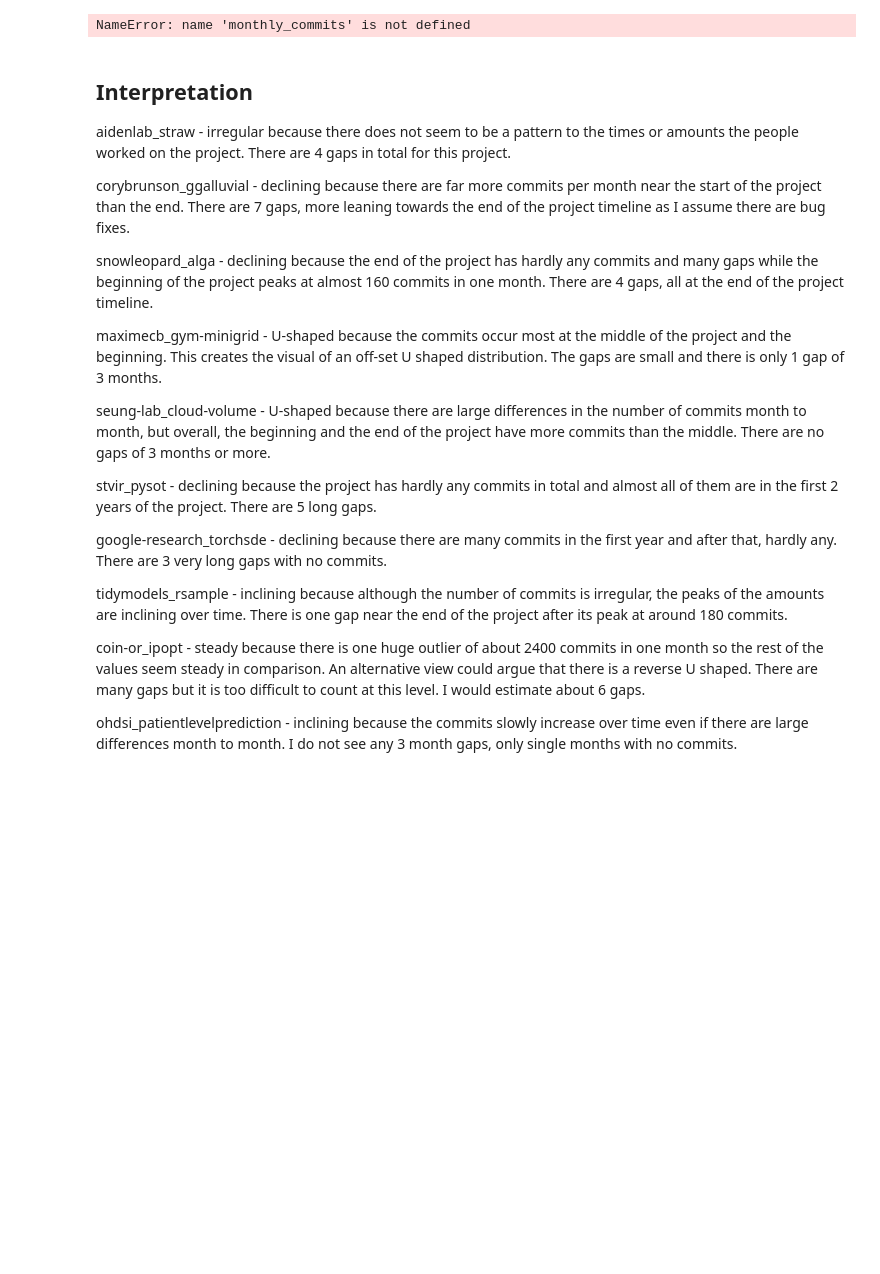
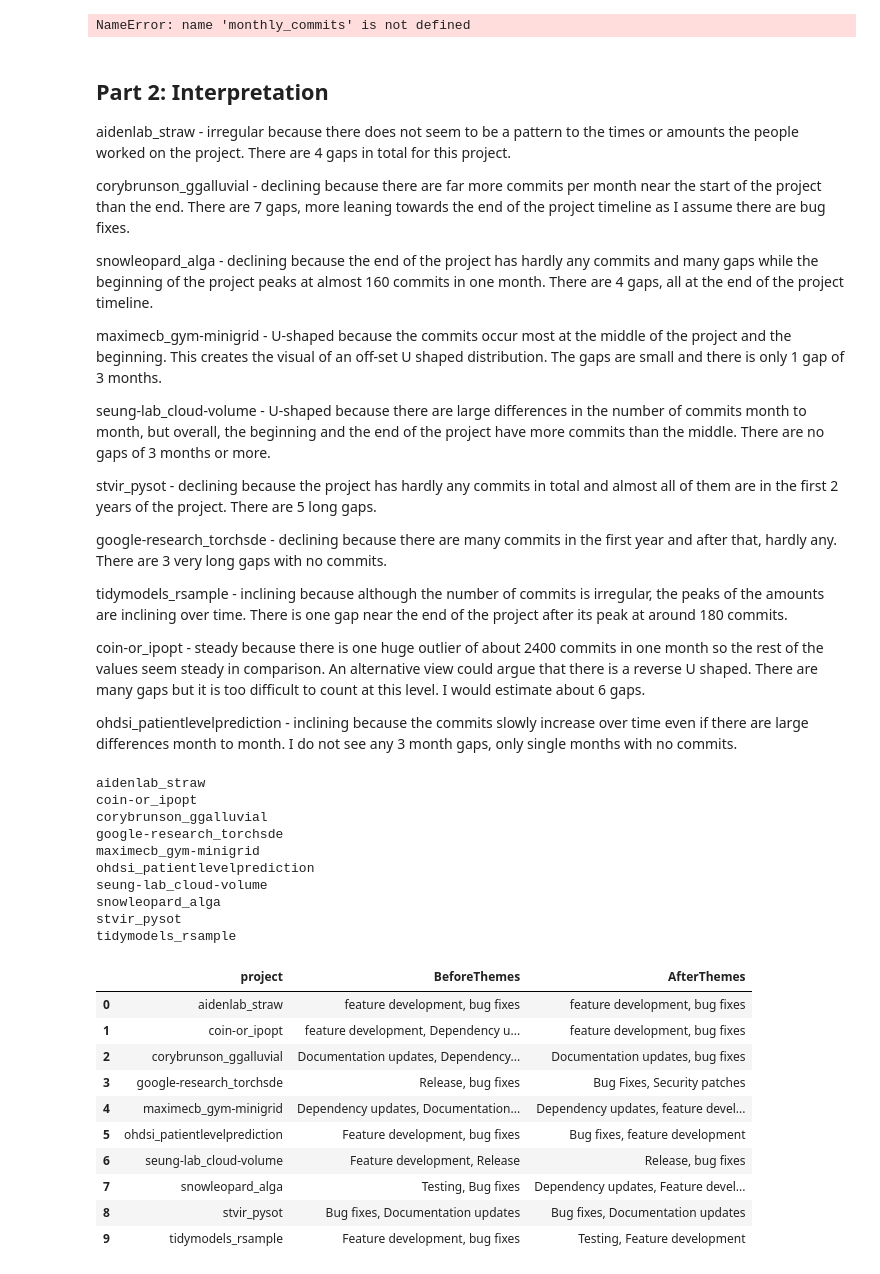
Before and after one commit to emconstantin/MiniProject2, a Jupyter notebook: econstan.ipynb, the cells around one changed output. Drawn from its saved outputs; the diff is of its cells as text; code cells hidden in the pictures; blank space fills up the shorter version.

Commit message:
part 3.1

```diff
--- a/econstan.ipynb
+++ b/econstan.ipynb
@@ -575,7 +575,7 @@ stats
 # %% [output]
 NameError: name 'monthly_commits' is not defined
 # %% [markdown]
-## Interpretation
+## Part 2: Interpretation
 
 aidenlab_straw - irregular because there does not seem to be a pattern to the times or amounts the people worked on the project. There are 4 gaps in total for this project.
 
@@ -600,0 +664,67 @@ ohdsi_patientlevelprediction - inclining because the commits slowly increase ove
+# %%
+# PART 3 final step - summarize the before and after commit themes
+import pandas as pd
+
+stats = pd.read_csv("econstan_project_stats.csv")
+
+# ADD columns to the project stats file to record the type of commits before and after the longest gap
+for index, project in stats.iterrows():
+     print(project["project"])
+
+# define the behavior and manually add it to each project
+# stats['BeforeThemes']
+# stats['AfterThemes']
+
+before_themes = {
+    "aidenlab_straw": "feature development, bug fixes",
+    "coin-or_ipopt": "feature development, Dependency updates",
+    "corybrunson_ggalluvial": "Documentation updates, Dependency updates",
+    "google-research_torchsde": "Release, bug fixes",
+    "maximecb_gym-minigrid": "Dependency updates, Documentation updates",
+    "ohdsi_patientlevelprediction": "Feature development, bug fixes",
+    "seung-lab_cloud-volume": "Feature development, Release",
+    "snowleopard_alga": "Testing, Bug fixes",
+    "stvir_pysot": "Bug fixes, Documentation updates",
+    "tidymodels_rsample": "Feature development, bug fixes",
+}
+
+after_themes = {
+    "aidenlab_straw": "feature development, bug fixes",
+    "coin-or_ipopt": "feature development, bug fixes",
+    "corybrunson_ggalluvial": "Documentation updates, bug fixes",
+    "google-research_torchsde": "Bug Fixes, Security patches",
+    "maximecb_gym-minigrid": "Dependency updates, feature development",
+    "ohdsi_patientlevelprediction": "Bug fixes, feature development",
+    "seung-lab_cloud-volume": "Release, bug fixes",
+    "snowleopard_alga": "Dependency updates, Feature development",
+    "stvir_pysot": "Bug fixes, Documentation updates",
+    "tidymodels_rsample": "Testing, Feature development",
+}
+
+stats["BeforeThemes"] = stats["project"].map(before_themes).astype("string")
+stats["AfterThemes"] = stats["project"].map(after_themes).astype("string")
+
+stats.to_csv("econstan_project_stats.csv", index=False)
+stats[["project", "BeforeThemes", "AfterThemes"]]
+# %% [output]
+aidenlab_straw
+coin-or_ipopt
+corybrunson_ggalluvial
+google-research_torchsde
+maximecb_gym-minigrid
+ohdsi_patientlevelprediction
+seung-lab_cloud-volume
+snowleopard_alga
+stvir_pysot
+tidymodels_rsample
+|  | project | BeforeThemes | AfterThemes |
+| 0 | aidenlab_straw | feature development, bug fixes | feature development, bug fixes |
+| 1 | coin-or_ipopt | feature development, Dependency u... | feature development, bug fixes |
+| 2 | corybrunson_ggalluvial | Documentation updates, Dependency... | Documentation updates, bug fixes |
+| 3 | google-research_torchsde | Release, bug fixes | Bug Fixes, Security patches |
+| 4 | maximecb_gym-minigrid | Dependency updates, Documentation... | Dependency updates, feature devel... |
+| 5 | ohdsi_patientlevelprediction | Feature development, bug fixes | Bug fixes, feature development |
+| 6 | seung-lab_cloud-volume | Feature development, Release | Release, bug fixes |
+| 7 | snowleopard_alga | Testing, Bug fixes | Dependency updates, Feature devel... |
+| 8 | stvir_pysot | Bug fixes, Documentation updates | Bug fixes, Documentation updates |
+| 9 | tidymodels_rsample | Feature development, bug fixes | Testing, Feature development |
```
Also changed, not shown: parts of 3 cells of this notebook, 2 other files.
